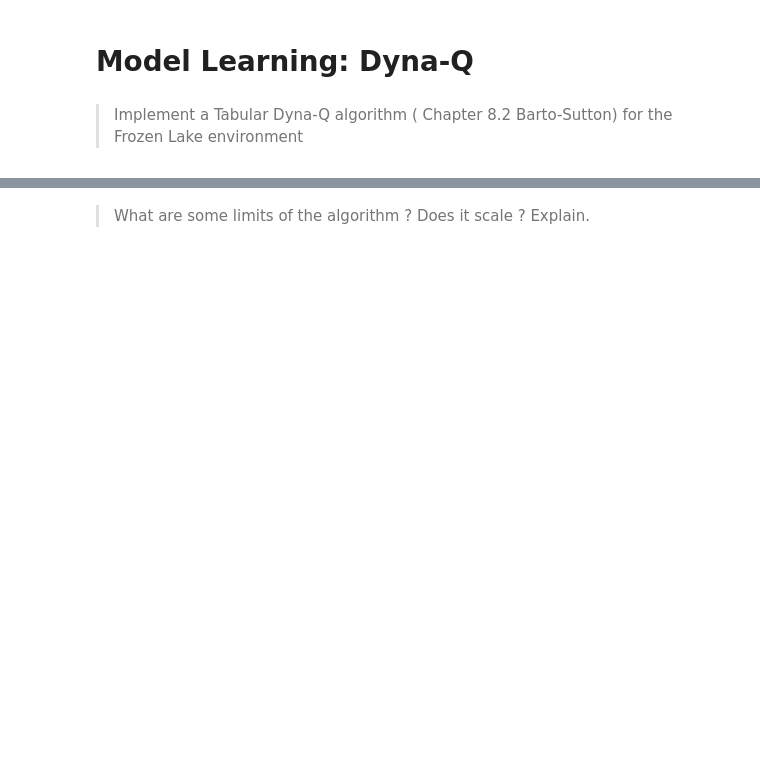
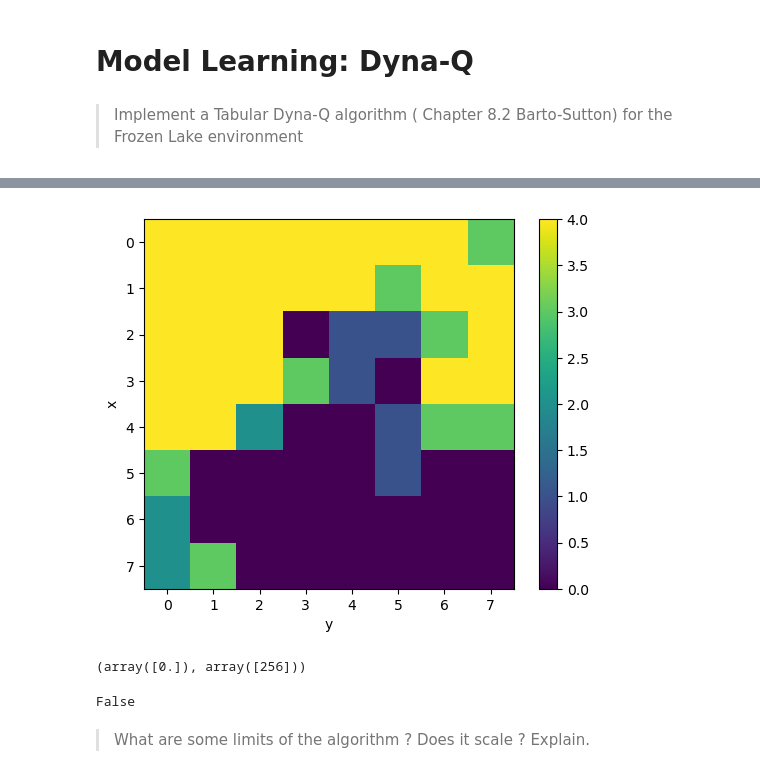
Before and after one commit to diegotg2000/ReinforcementLearning, a Jupyter notebook: TP_3/TP_3.ipynb, the cells around one changed output, grey strips where cells are left out. Cells and saved outputs as stored; diff of their text form; code cells hidden in the pictures; blank space fills up the shorter version.

```diff
--- a/TP_3/TP_3.ipynb
+++ b/TP_3/TP_3.ipynb
@@ -730,2 +575,4 @@ for _ in range(2000):
+# %%
+_, data, labels = play_cart_pole(root, force_continue=True)
 # %%
 data = np.array(data)
@@ -758,8 +604,8 @@ Test accuracy: 0.69
 state, _ = env.reset()
 
 for n in range(500):
-    action = forest.predict([state])[0]
-    model_prob = forest.predict_proba([state])[0][action]
+    action = logistic.predict([state])[0]
+    model_prob = logistic.predict_proba([state])[0][action]
     state, reward, done, truncated, _ = env.step(action)
     print('Action: {}, Prob: {:.2f}, State: {}'.format(action, model_prob , state))
     if done:
@@ -838,14 +684,15 @@ class DynaAgent:
 # %%
 agent = DynaAgent(env)
 # %%
-for _ in range(1000):
-    action = agent.choose()
-    state, reward, done, truncated, _ = env.step(action)
-    agent.record_change(state)
-    agent.update_value(agent.current_state, action, reward, state)
-    agent.update_model(agent.current_state, action, reward, state)
-    agent.planning(100)
+def play_dyna(agent, n_steps=1000, planning_steps=50):
+    for _ in range(n_steps):
+        action = agent.choose()
+        state, reward, done, truncated, _ = env.step(action)
+        agent.update_value(agent.current_state, action, reward, state)
+        agent.update_model(agent.current_state, action, reward, state)
+        agent.record_change(state)
+        agent.planning(planning_steps)
 
-    if done:
-        state, _ = env.reset()
-        agent.record_change(state)
+        if done:
+            state, _ = env.reset()
+            agent.record_change(state)
@@ -872,2 +721,22 @@ agent.explored_states
+# %%
+visits = np.zeros((64))
+for state, actions in agent.explored_states.items():
+    visits[state] = len(actions)
+# %%
+plt.imshow(visits.reshape(8,8), cmap='viridis')
+plt.colorbar()
+plt.xlabel("y")
+plt.ylabel("x")
+plt.show()
+# %% [output]
+[figure, added]
+# %%
+np.unique(agent.q, return_counts=True)
+# %% [output]
+(array([0.]), array([256]))
+# %%
+63 in agent.explored_states
+# %% [output]
+False
 # %% [markdown]
 > What are some limits of the algorithm ? Does it scale ? Explain.
```
Also changed, not shown: parts of 53 cells of this notebook, 1 other file.
